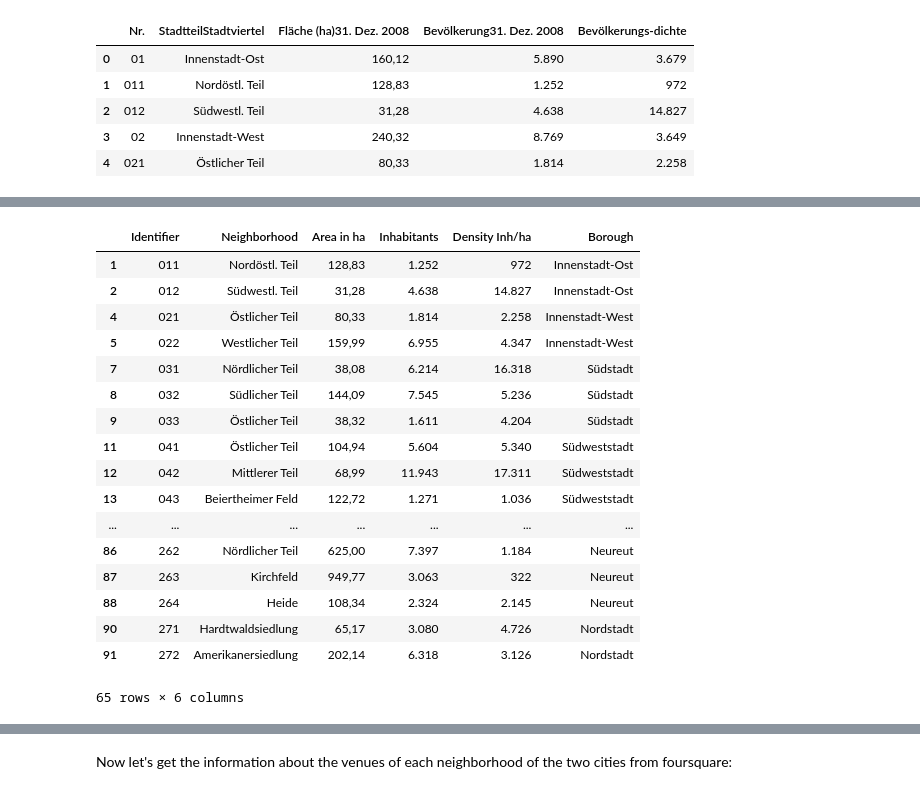
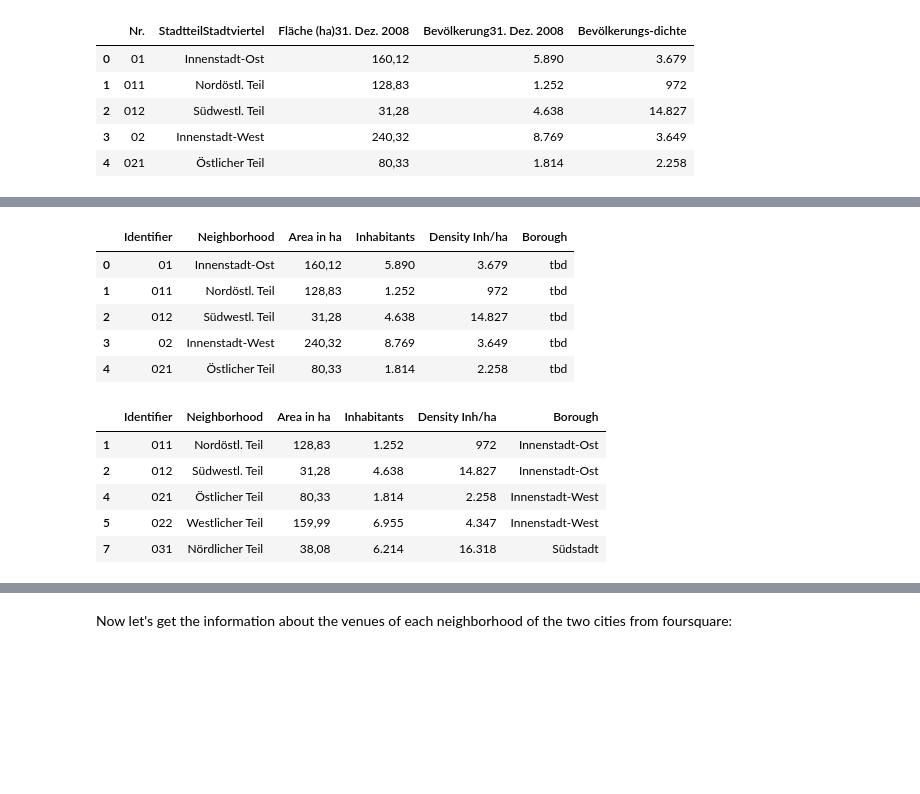
Before and after one commit to SteSa1987/coursera-ibm-capstone, a Jupyter notebook: Comparing Darmstadt and Karlsruhe.ipynb, the cells around one changed output, grey strips where cells are left out. Cells and saved outputs as stored; diff of their text form; code cells hidden in the pictures; blank space fills up the shorter version.

```diff
--- a/Comparing Darmstadt and Karlsruhe.ipynb
+++ b/Comparing Darmstadt and Karlsruhe.ipynb
@@ -40,7 +27,7 @@ print(soup_da.prettify)
 # %%
 # Karlsruhe
 url_ka='https://de.wikipedia.org/wiki/Liste_der_Stadtteile_von_Karlsruhe'
-#Create a handle, page, to handle the contents of the website
+# Create a handle, page, to handle the contents of the website
 page_ka = requests.get(url_ka).text
-soup_ka = BeautifulSoup(page_ka,'html5lib')
-print(soup_da.prettify)
+soup_ka = BeautifulSoup(page_ka,'lxml')
+#print(soup_ka.prettify)
@@ -427,25 +278,25 @@ df_ka_t2
+# %%
+df_ka_t1.columns=['Identifier','Neighborhood','Area in ha','Inhabitants','Density Inh/ha']
+df_ka_t1['Borough']='tbd'
+df_ka_t2=df_ka_t1.drop([92,93,94])
+df_ka_t2.head()
+# %% [output]
+|  | Identifier | Neighborhood | Area in ha | Inhabitants | Density Inh/ha | Borough |
+| 0 | 01 | Innenstadt-Ost | 160,12 | 5.890 | 3.679 | tbd |
+| 1 | 011 | Nordöstl. Teil | 128,83 | 1.252 | 972 | tbd |
+| 2 | 012 | Südwestl. Teil | 31,28 | 4.638 | 14.827 | tbd |
+| 3 | 02 | Innenstadt-West | 240,32 | 8.769 | 3.649 | tbd |
+| 4 | 021 | Östlicher Teil | 80,33 | 1.814 | 2.258 | tbd |
 # %%
 df_ka_t3=groupToBoroughs(df_ka_t2,'KA')
-df_ka_t3
+df_ka_t3.head()
 # %% [output]
 |  | Identifier | Neighborhood | Area in ha | Inhabitants | Density Inh/ha | Borough |
 | 1 | 011 | Nordöstl. Teil | 128,83 | 1.252 | 972 | Innenstadt-Ost |
 | 2 | 012 | Südwestl. Teil | 31,28 | 4.638 | 14.827 | Innenstadt-Ost |
 | 4 | 021 | Östlicher Teil | 80,33 | 1.814 | 2.258 | Innenstadt-West |
 | 5 | 022 | Westlicher Teil | 159,99 | 6.955 | 4.347 | Innenstadt-West |
 | 7 | 031 | Nördlicher Teil | 38,08 | 6.214 | 16.318 | Südstadt |
-| 8 | 032 | Südlicher Teil | 144,09 | 7.545 | 5.236 | Südstadt |
-| 9 | 033 | Östlicher Teil | 38,32 | 1.611 | 4.204 | Südstadt |
-| 11 | 041 | Östlicher Teil | 104,94 | 5.604 | 5.340 | Südweststadt |
-| 12 | 042 | Mittlerer Teil | 68,99 | 11.943 | 17.311 | Südweststadt |
-| 13 | 043 | Beiertheimer Feld | 122,72 | 1.271 | 1.036 | Südweststadt |
-| ... | ... | ... | ... | ... | ... | ... |
-| 86 | 262 | Nördlicher Teil | 625,00 | 7.397 | 1.184 | Neureut |
-| 87 | 263 | Kirchfeld | 949,77 | 3.063 | 322 | Neureut |
-| 88 | 264 | Heide | 108,34 | 2.324 | 2.145 | Neureut |
-| 90 | 271 | Hardtwaldsiedlung | 65,17 | 3.080 | 4.726 | Nordstadt |
-| 91 | 272 | Amerikanersiedlung | 202,14 | 6.318 | 3.126 | Nordstadt |
-65 rows × 6 columns
 # %%
 # Reorder columns
 df_ka_t4 = df_ka_t3[['Identifier', 'Borough', 'Neighborhood', 'Inhabitants','Area in ha','Density Inh/ha']]
```
Also changed, not shown: parts of 105 cells of this notebook.
